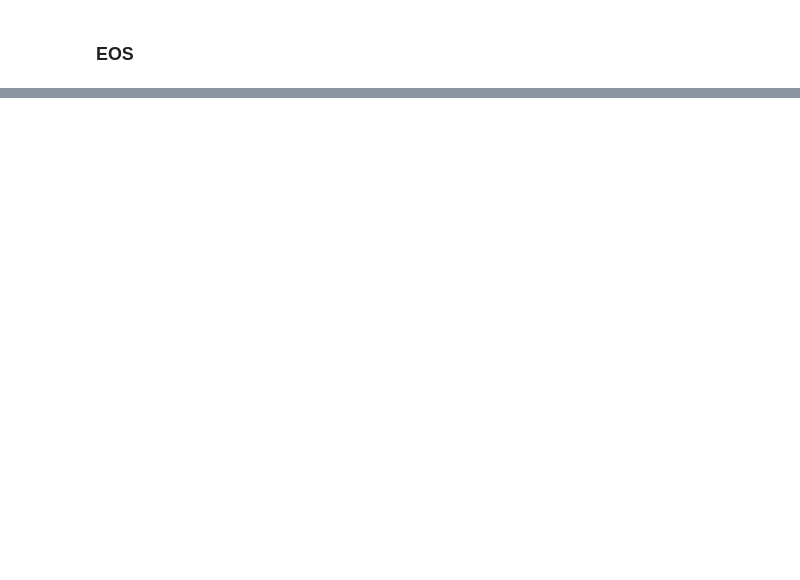
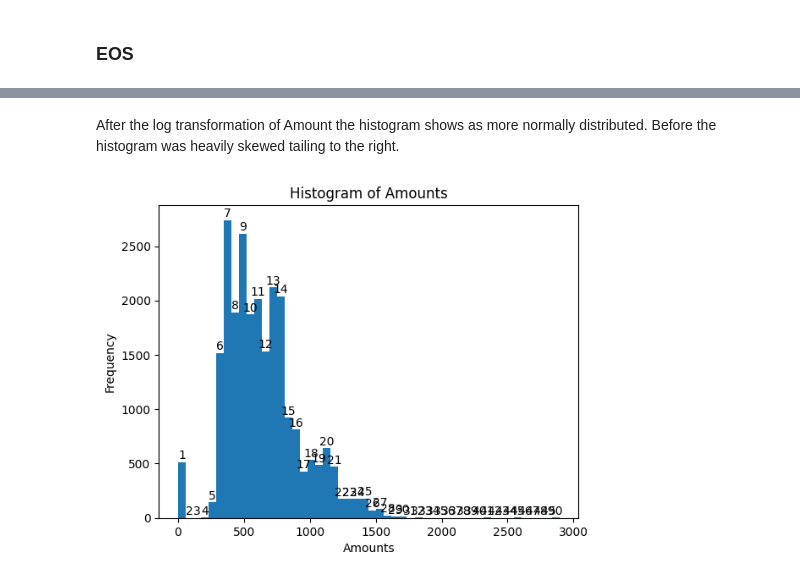
Before and after one commit to anvi2533/IndividualAssignment2, a Jupyter notebook: Inlämning 02 - Amazon Data Sales - Anders Viklund.ipynb, the cells around one changed output, grey strips where cells are left out. Drawn from its saved outputs; the diff is of its cells as text; code cells hidden in the pictures; blank space fills up the shorter version.

```diff
--- a/Inlämning 02 - Amazon Data Sales - Anders Viklund.ipynb
+++ b/Inlämning 02 - Amazon Data Sales - Anders Viklund.ipynb
@@ -363,0 +495,8 @@ Elapsed time: 3.056577444076538
+# %% [markdown]
+After the log transformation of Amount the histogram shows as more normally distributed. Before the histogram was heavily skewed tailing to the right.
+# %%
+from IPython.display import Image
+
+Image(filename='amount_hist.png', width=500)
+# %% [output]
+[figure, added]
```
Also changed, not shown: parts of 52 cells of this notebook, 3 other files.
